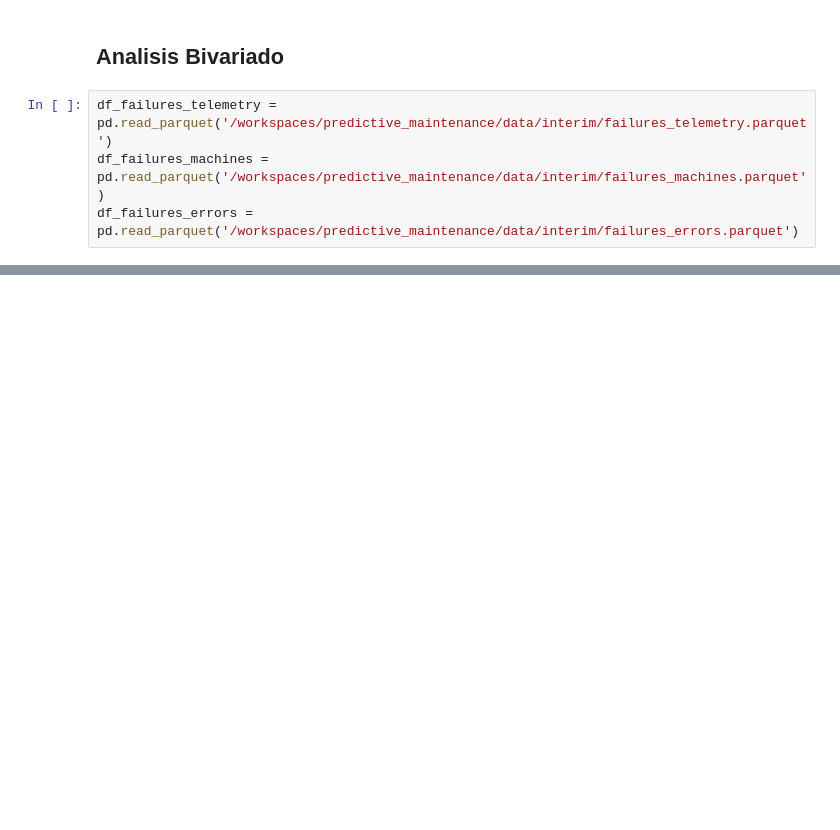
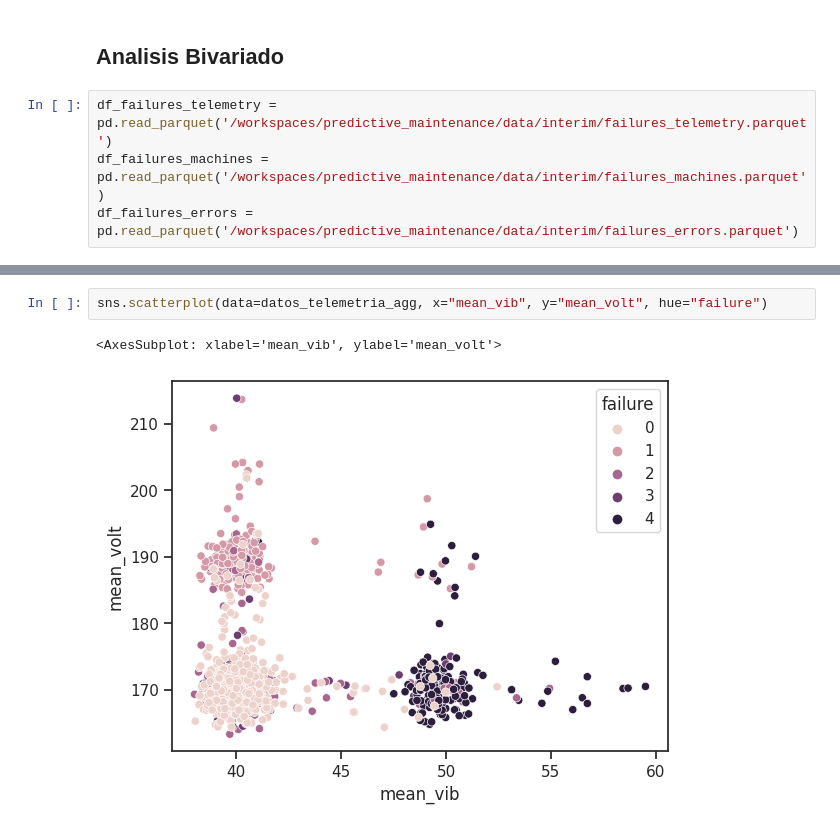
Before and after one commit to Luis-ramirez-r/predictive_maintenance, a Jupyter notebook: notebooks/Clase36.ipynb, the cells around one changed output, grey strips where cells are left out. Cells and saved outputs as stored; diff of their text form; blank space fills up the shorter version.

```diff
--- a/notebooks/Clase36.ipynb
+++ b/notebooks/Clase36.ipynb
@@ -162,0 +318,5 @@ Bad pipe message: %s [b'']
+# %%
+sns.scatterplot(data=datos_telemetria_agg, x="mean_vib", y="mean_volt", hue="failure")
+# %% [output]
+<AxesSubplot: xlabel='mean_vib', ylabel='mean_volt'>
+[figure, added]
```
Also changed, not shown: parts of 26 cells of this notebook.
